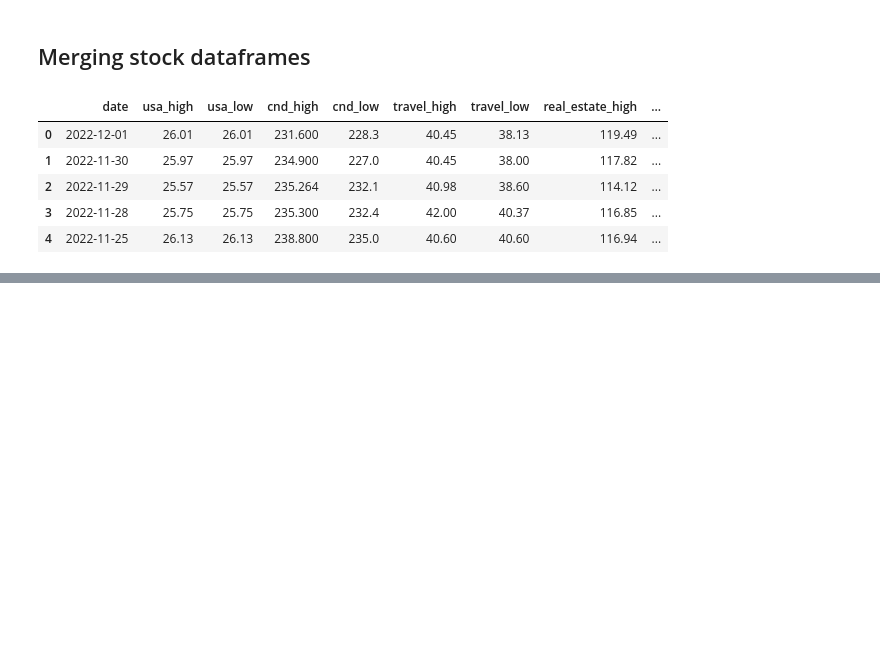
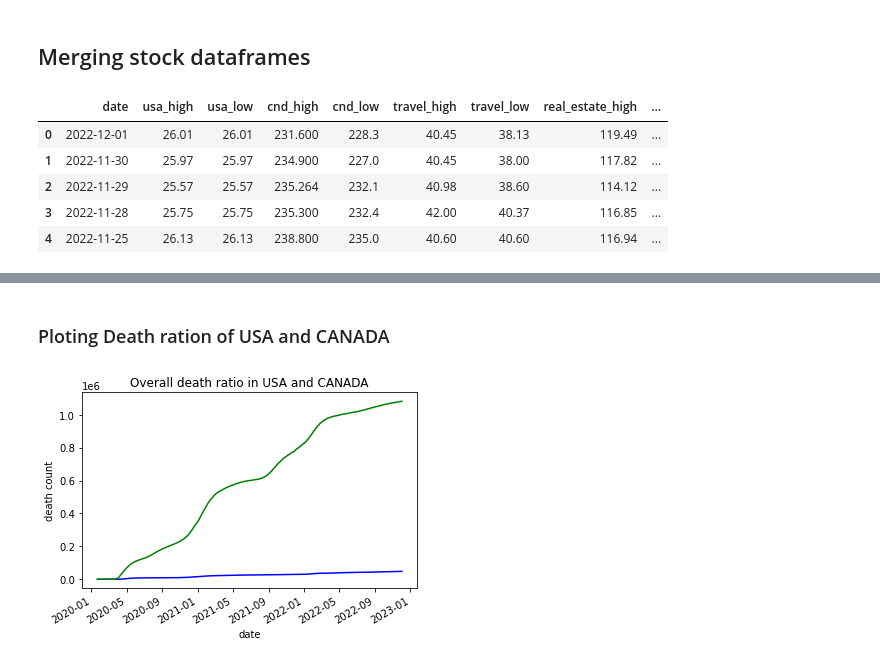
Before and after one commit to AIDA-Saskatchewan-polytechnic/Final-project-covid-19-effects-on-stock-market, a Jupyter notebook: Final_project.ipynb, the cells around one changed output, grey strips where cells are left out. Cells and saved outputs as stored; diff of their text form; code cells hidden in the pictures; blank space fills up the shorter version.

```diff
--- a/Final_project.ipynb
+++ b/Final_project.ipynb
@@ -561,0 +402,15 @@ final_df
+# %% [markdown]
+### Ploting Death ration of USA and CANADA
+# %%
+fig = plt.figure()
+
+plt.plot_date(final_df['date'], final_df['cnd_total_death'], 'b-')
+plt.plot_date(final_df['date'], final_df['usa_total_death'], 'g-')
+plt.title('Overall death ratio in USA and CANADA')
+plt.xlabel('date')
+plt.ylabel('death count')
+
+fig.autofmt_xdate()
+plt.show()
+# %% [output]
+[figure, added]
```
Also changed, not shown: parts of 39 cells of this notebook.
